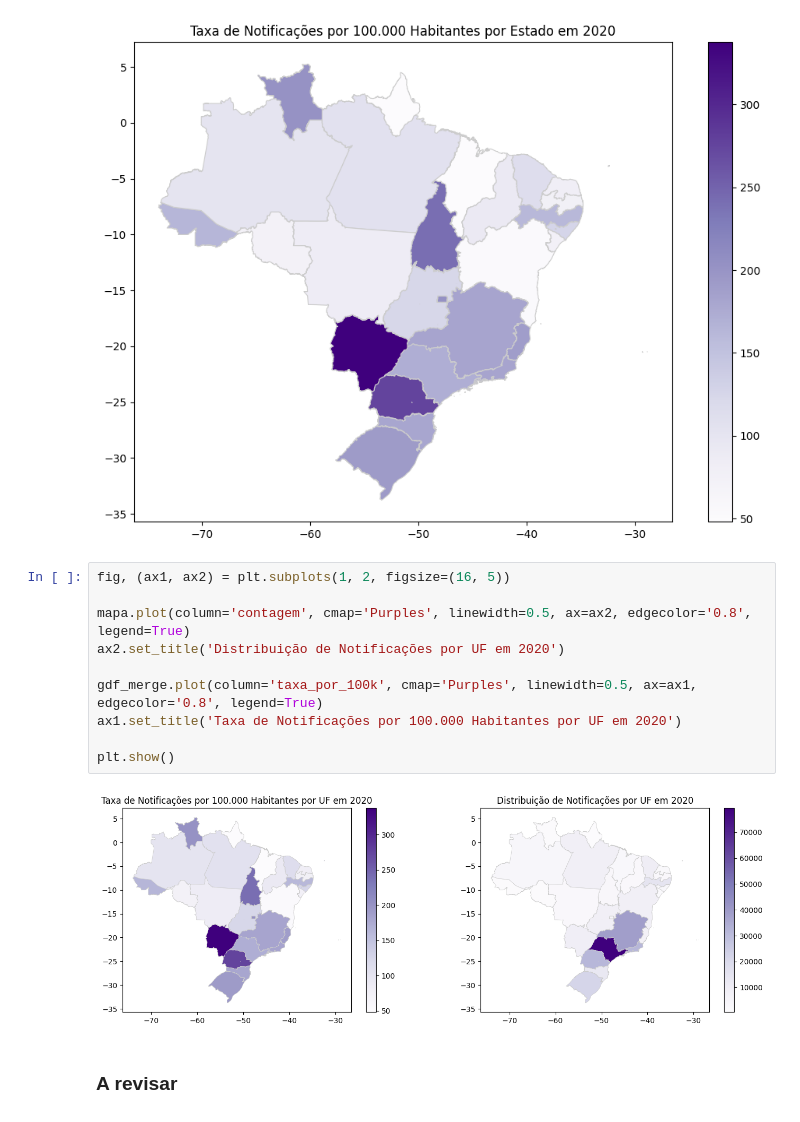
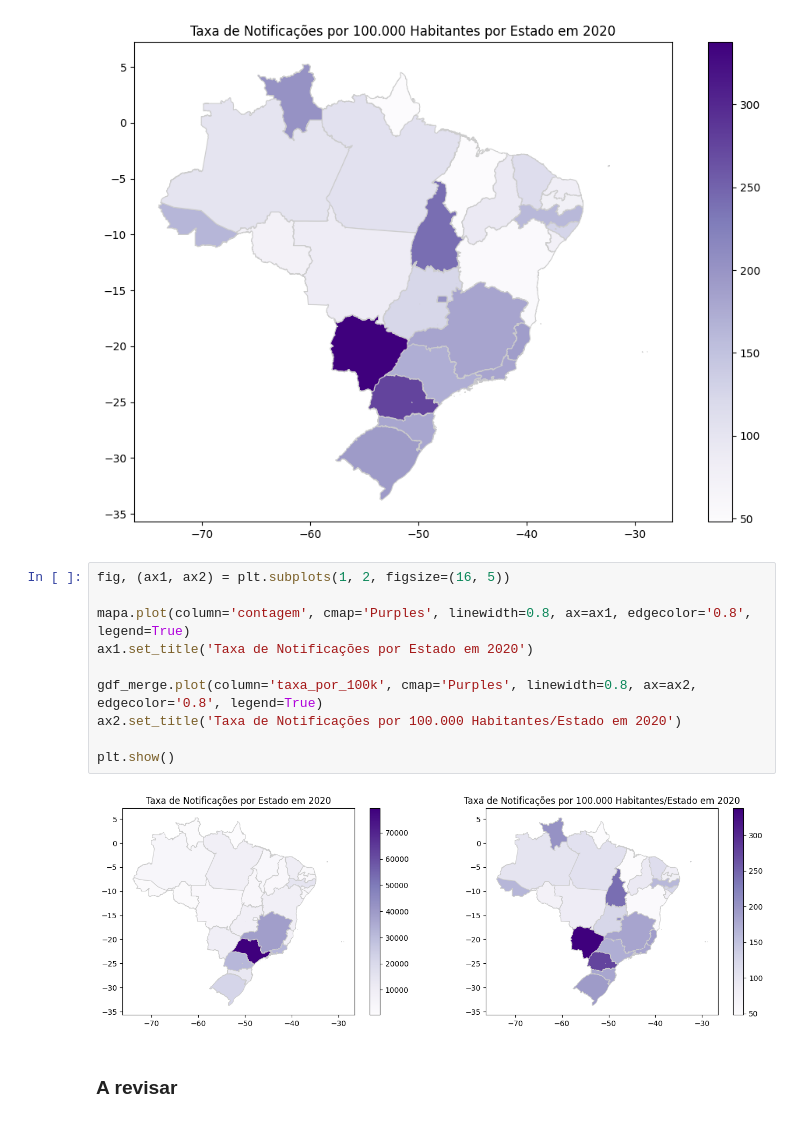
Before and after one commit to kvgs/SINAN, a Jupyter notebook: viol20_sinan.ipynb, the cells around one changed output. Saved outputs shown, nothing was run; the diff lists cells and outputs as text.

```diff
--- a/viol20_sinan.ipynb
+++ b/viol20_sinan.ipynb
@@ -856,15 +856,15 @@ plt.show()
 # %%
 fig, (ax1, ax2) = plt.subplots(1, 2, figsize=(16, 5))
 
-mapa.plot(column='contagem', cmap='Purples', linewidth=0.5, ax=ax2, edgecolor='0.8', legend=True)
-ax2.set_title('Distribuição de Notificações por UF em 2020')
+mapa.plot(column='contagem', cmap='Purples', linewidth=0.8, ax=ax1, edgecolor='0.8', legend=True)
+ax1.set_title('Taxa de Notificações por Estado em 2020')
 
-gdf_merge.plot(column='taxa_por_100k', cmap='Purples', linewidth=0.5, ax=ax1, edgecolor='0.8', legend=True)
-ax1.set_title('Taxa de Notificações por 100.000 Habitantes por UF em 2020')
+gdf_merge.plot(column='taxa_por_100k', cmap='Purples', linewidth=0.8, ax=ax2, edgecolor='0.8', legend=True)
+ax2.set_title('Taxa de Notificações por 100.000 Habitantes/Estado em 2020')
 
 plt.show()
 # %% [output]
-[figure, old version]
+[figure, new version]
 # %% [markdown]
 ### **A revisar**
 # %%
```
